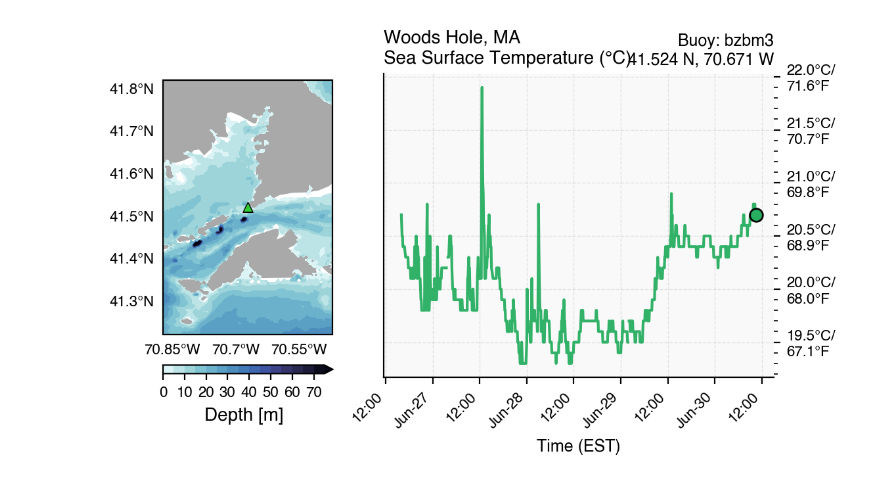
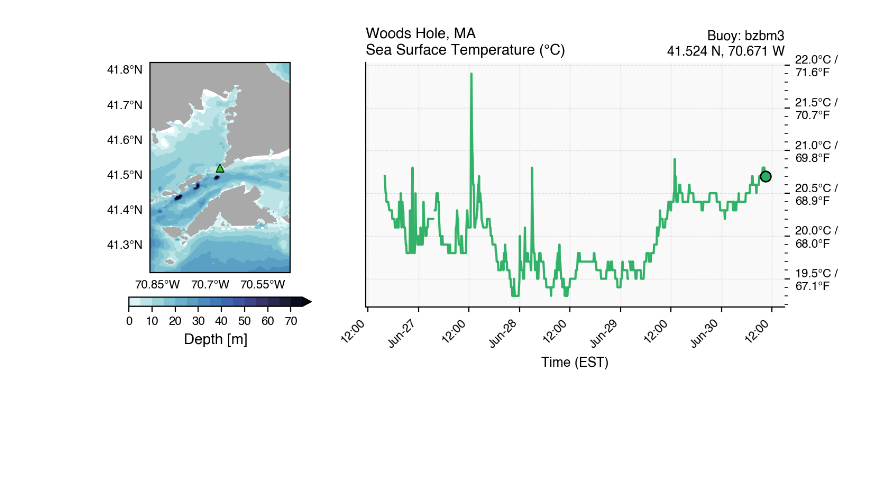
Before and after one commit to anthony-meza/xbuoy, a Jupyter notebook: examples/website_examples/get_realtime_data.ipynb, the cells around one changed output. Cells and saved outputs as stored; diff of their text form; code cells hidden in the pictures; blank space fills up the shorter version.

Commit message:
update website plots

```diff
--- a/examples/website_examples/get_realtime_data.ipynb
+++ b/examples/website_examples/get_realtime_data.ipynb
@@ -149,7 +149,7 @@ plt.rcParams.update({
 })
 
 # Create figure
-fig = plt.figure(figsize=(6, 3), facecolor='white', dpi=200)
+fig = plt.figure(figsize=(8, 3), facecolor='white', dpi=200)
 gs = gridspec.GridSpec(1, 3, figure=fig, wspace=0.3)
 
 # -------- Bathymetry Map --------
@@ -205,32 +205,32 @@ ax2.scatter(stdmet_df_final.time, stdmet_df_final["WTMP"].values,
 # Format time axis
 ax2.xaxis.set_major_locator(mdates.AutoDateLocator())
 ax2.xaxis.set_major_formatter(mdates.ConciseDateFormatter(ax2.xaxis.get_major_locator()))
 plt.setp(ax2.xaxis.get_majorticklabels(), rotation=45, ha='right')
 
 # Axis labels and grid
 ax2.set_xlabel('Time (EST)', fontsize=9)
 ax2.set_ylabel('')
 
 ax2.grid(True, linestyle='--', linewidth=0.5, alpha=0.3, zorder=0)
 ax2.xaxis.get_offset_text().set_visible(False)
 
 # swap y-axis ticks & label to the right
 ax2.yaxis.tick_right()
 ax2.yaxis.set_label_position("right")
 
 ax2.yaxis.set_major_locator(ticker.MaxNLocator(nbins=6))
 ax2.yaxis.set_minor_locator(ticker.AutoMinorLocator())
 
 # Formatter for y-axis: °C on first line, °F on second
 def celsius_fahrenheit_formatter(x, pos):
     f = x * 9/5 + 32
     return f"{x:.1f}°C /\n{f:.1f}°F"
 
 ax2.yaxis.set_major_formatter(ticker.FuncFormatter(celsius_fahrenheit_formatter))
 # -------- Final save --------
 # fig.tight_layout()
 fig.texts.clear()  # remove any stray figure-wide text
-
+# fig.tight_layout()
 fig.savefig("./images/temperature_plot.png", dpi=200, bbox_inches='tight')
 # %% [output]
-[figure, old version]
+[figure, new version]
```
Also changed, not shown: 1 other file.
